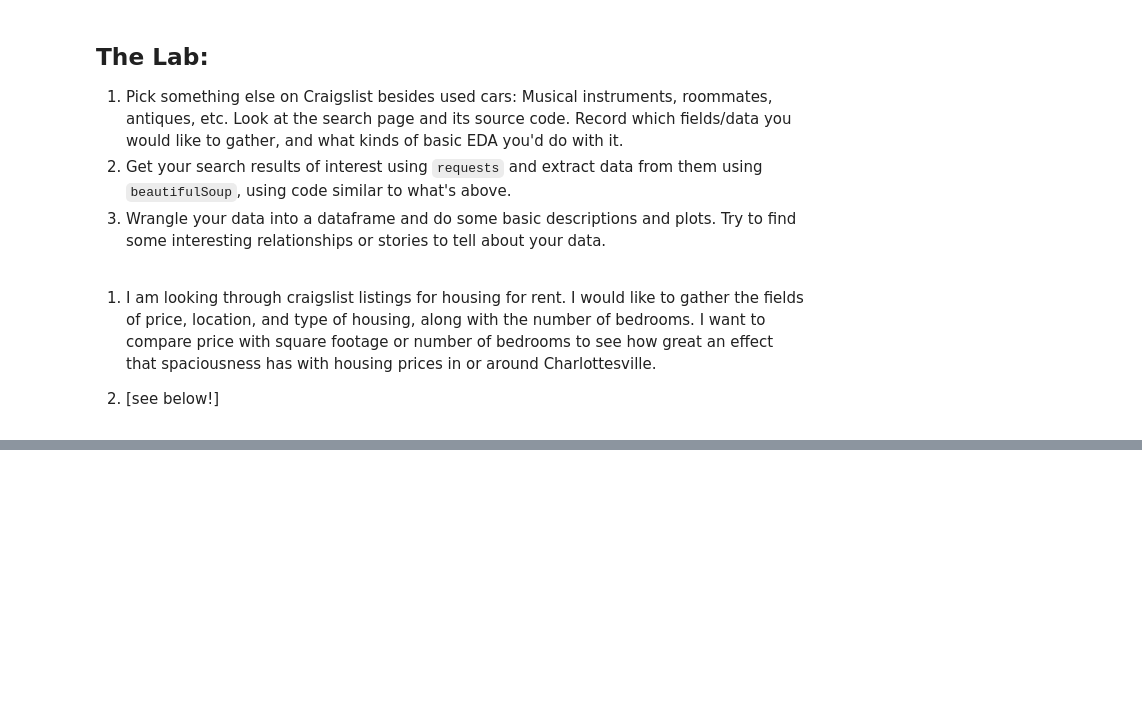
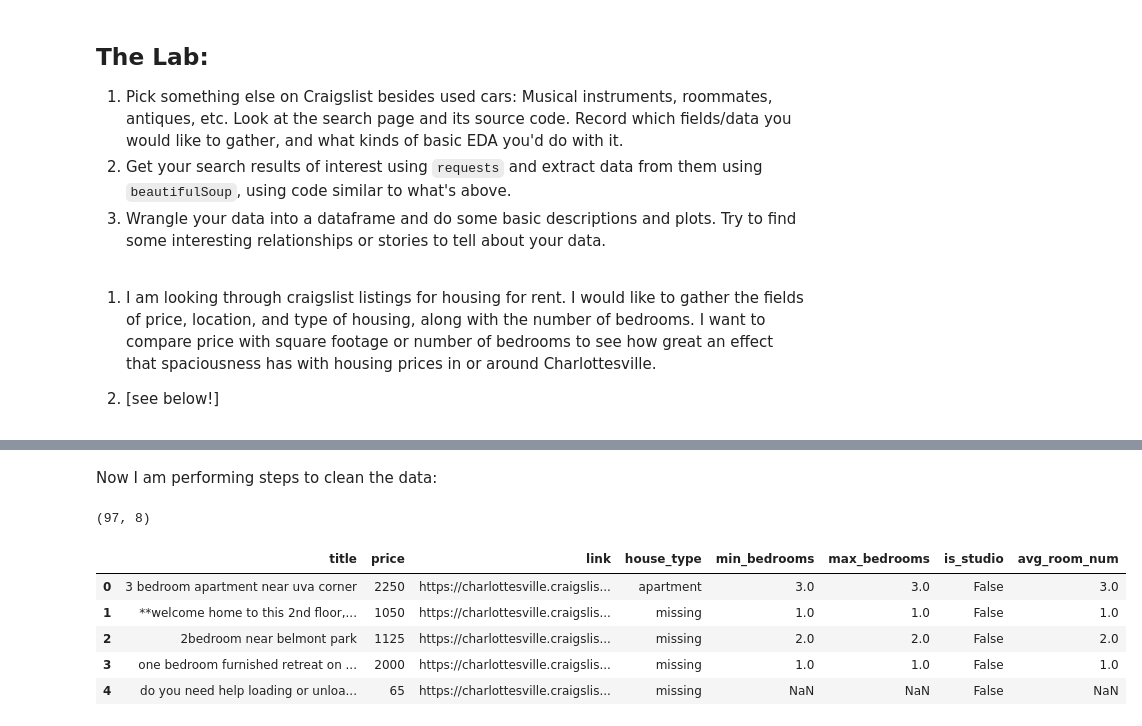
Before and after one commit to ananya-balach/DS-wrangling-fork, a Jupyter notebook: lab/lab.ipynb, the cells around one changed output, grey strips where cells are left out. Drawn from its saved outputs; the diff is of its cells as text; code cells hidden in the pictures; blank space fills up the shorter version.

```diff
--- a/lab/lab.ipynb
+++ b/lab/lab.ipynb
@@ -372,0 +350,22 @@ NameError: name 'bedrooms' is not defined
+# %% [markdown]
+Now I am performing steps to clean the data:
+# %%
+## Wrangle the data -> steps taken and modified from sample code above!
+df = pd.DataFrame.from_dict(data)
+df['price'] = df['price'].str.replace('$','')
+df['price'] = df['price'].str.replace(',','')
+df['price'] = pd.to_numeric(df['price'],errors='coerce')
+df['min_bedrooms'] = pd.to_numeric(df['min_bedrooms'],errors='coerce')
+df['max_bedrooms'] = pd.to_numeric(df['max_bedrooms'],errors='coerce')
+df['avg_room_num'] = (df['min_bedrooms'] + df['max_bedrooms'] ) / 2
+print(df.shape)
+df.to_csv('craigslist_cville_housing.csv', index=False) # Save data in case of a disaster
+df.head()
+# %% [output]
+(97, 8)
+|  | title | price | link | house_type | min_bedrooms | max_bedrooms | is_studio | avg_room_num |
+| 0 | 3 bedroom apartment near uva corner | 2250 | https://charlottesville.craigslis... | apartment | 3.0 | 3.0 | False | 3.0 |
+| 1 | **welcome home to this 2nd floor,... | 1050 | https://charlottesville.craigslis... | missing | 1.0 | 1.0 | False | 1.0 |
+| 2 | 2bedroom near belmont park | 1125 | https://charlottesville.craigslis... | missing | 2.0 | 2.0 | False | 2.0 |
+| 3 | one bedroom furnished retreat on ... | 2000 | https://charlottesville.craigslis... | missing | 1.0 | 1.0 | False | 1.0 |
+| 4 | do you need help loading or unloa... | 65 | https://charlottesville.craigslis... | missing | NaN | NaN | False | NaN |
```
Also changed, not shown: parts of 9 cells of this notebook.
